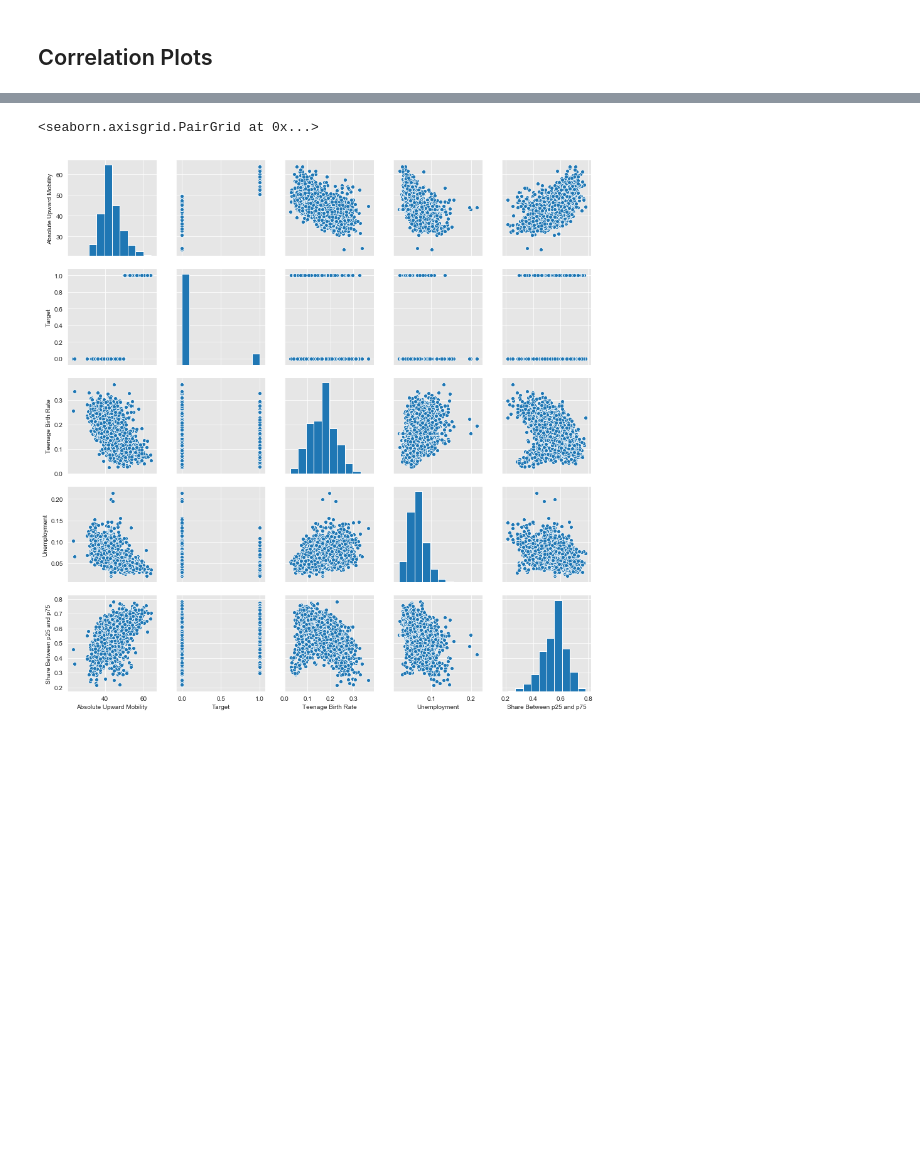
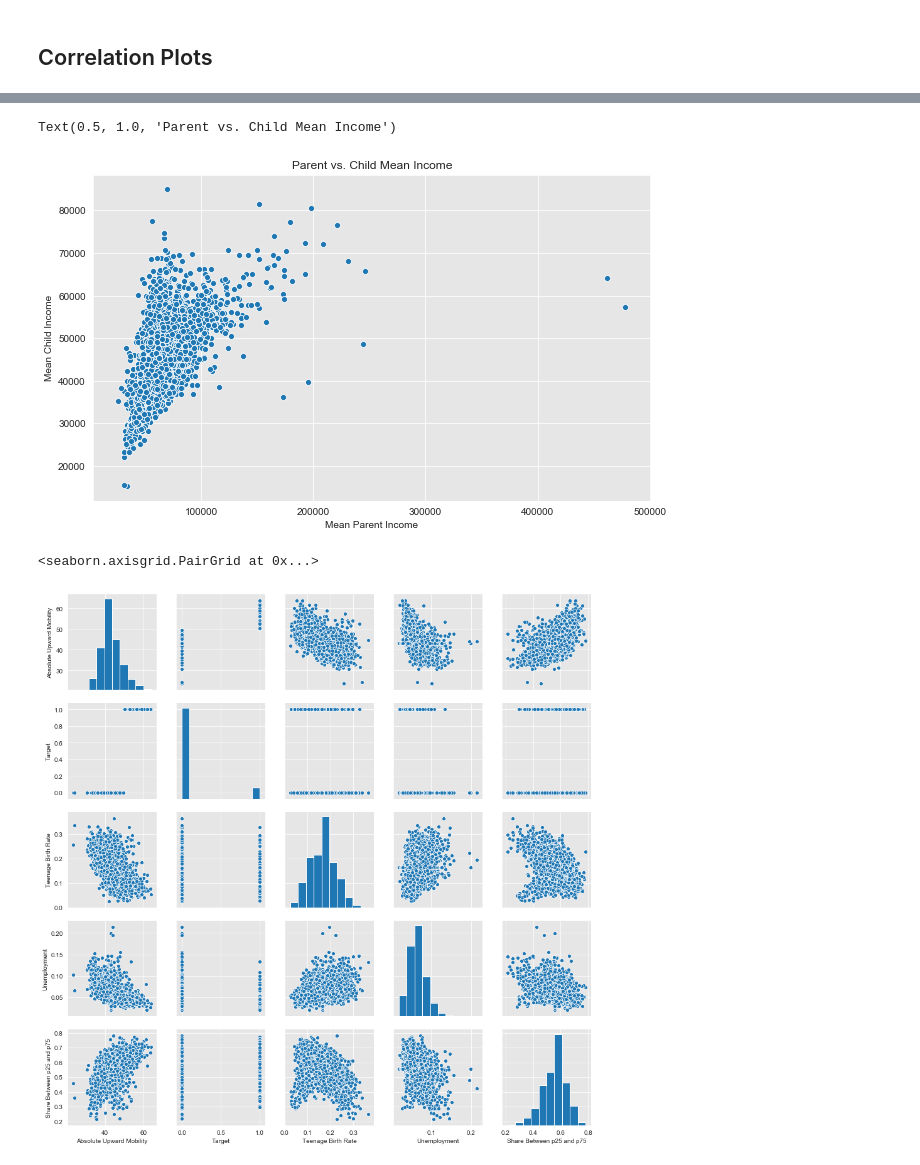
Before and after one commit to nateej1/AmericanDream_Geo, a Jupyter notebook: notebooks/03_analysis/20190910-ndj-Classification_Modeling_County_Mobility.ipynb, the cells around one changed output, grey strips where cells are left out. Saved outputs shown, nothing was run; the diff lists cells and outputs as text; code cells hidden in the pictures; blank space fills up the shorter version.

```diff
--- a/notebooks/03_analysis/20190910-ndj-Classification_Modeling_County_Mobility.ipynb
+++ b/notebooks/03_analysis/20190910-ndj-Classification_Modeling_County_Mobility.ipynb
@@ -737,3 +753,10 @@ coun
+# %%
+plt.subplots(figsize=(10,6))
+sns.scatterplot(x=county_imputed['Mean Parent Income'], y=county_imputed['Mean Child Income'])
+plt.title('Parent vs. Child Mean Income')
+# %% [output]
+Text(0.5, 1.0, 'Parent vs. Child Mean Income')
+[figure, added]
 # %%
 sns.pairplot(county_imputed[['Absolute Upward Mobility',
                              'Target', 'Teenage Birth Rate',
```
Also changed, not shown: parts of 5 cells of this notebook, 1 other file.
